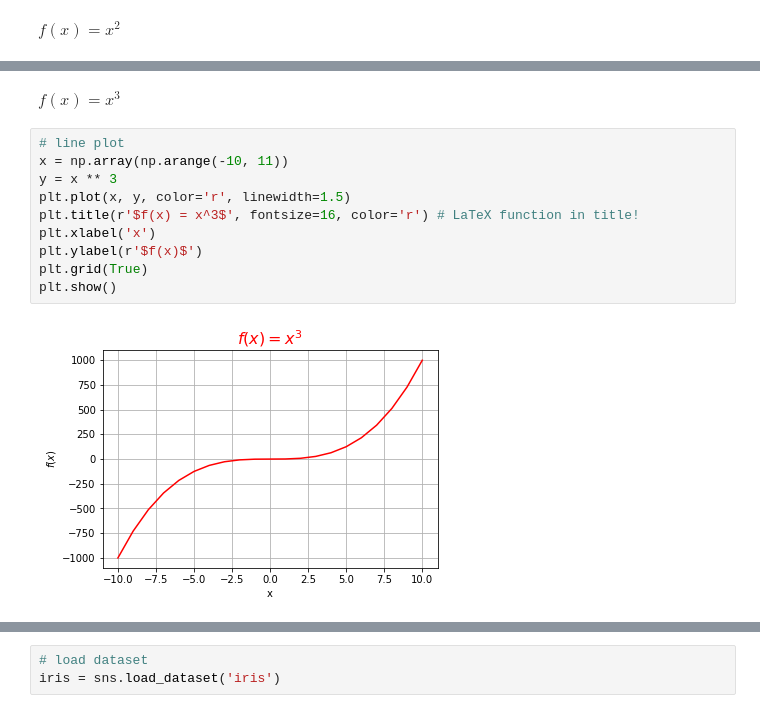
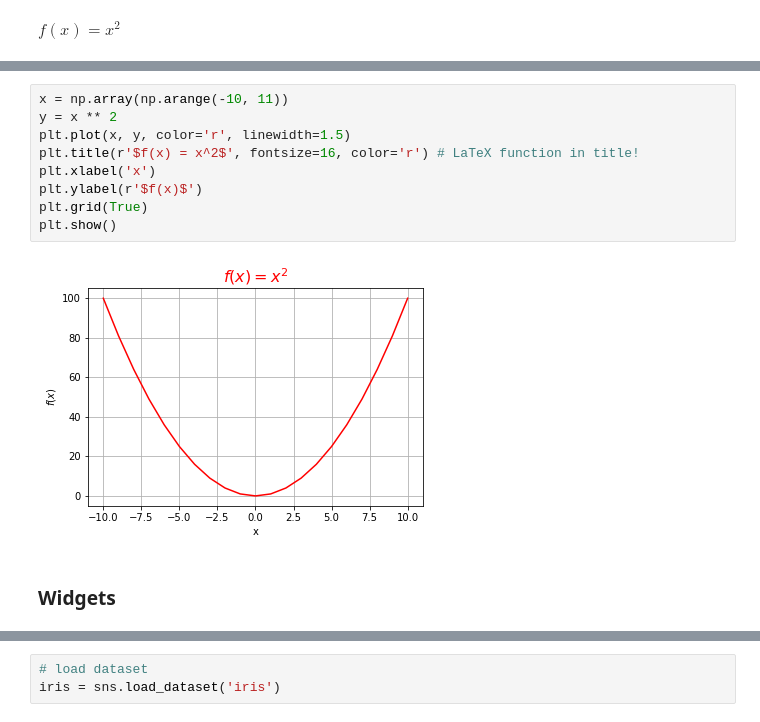
Before and after one commit to Brinkhuis/Cursus, a Jupyter notebook: notebooks/visualization.ipynb, the cells around one changed output, grey strips where cells are left out. Saved outputs shown, nothing was run; the diff lists cells and outputs as text.

Commit message:
visualization update

```diff
--- a/notebooks/visualization.ipynb
+++ b/notebooks/visualization.ipynb
@@ -40,14 +32,13 @@ plt.show()
-# %% [markdown]
-$f(x) = x^3$
 # %%
-# line plot
 x = np.array(np.arange(-10, 11))
-y = x ** 3
+y = x ** 2
 plt.plot(x, y, color='r', linewidth=1.5)
-plt.title(r'$f(x) = x^3$', fontsize=16, color='r') # LaTeX function in title!
+plt.title(r'$f(x) = x^2$', fontsize=16, color='r') # LaTeX function in title!
 plt.xlabel('x')
 plt.ylabel(r'$f(x)$')
 plt.grid(True)
 plt.show()
 # %% [output]
-[figure, old version]
+[figure, new version]
+# %% [markdown]
+### Widgets
```
Also changed, not shown: parts of 30 cells of this notebook.
